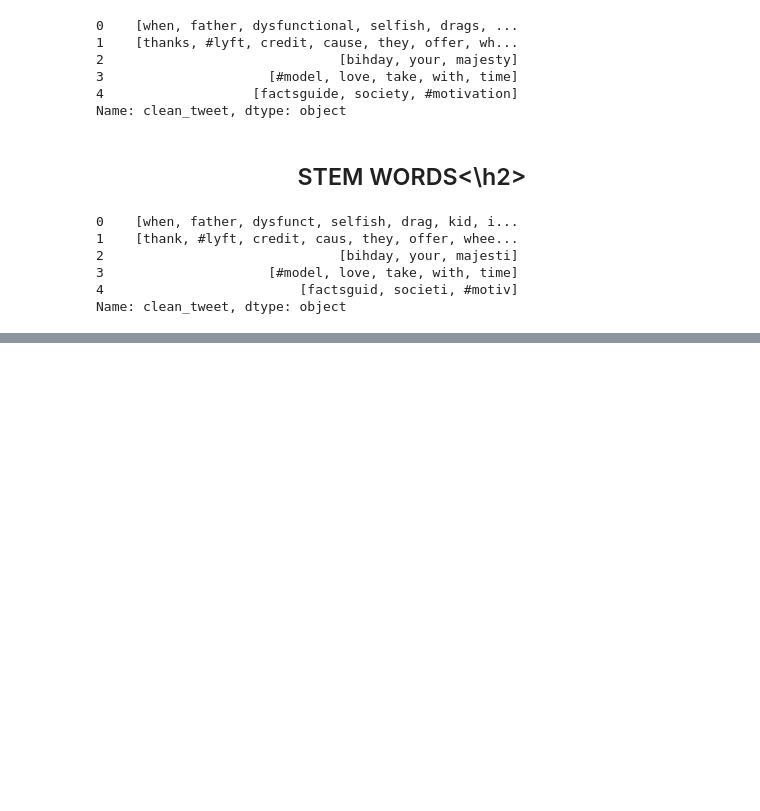
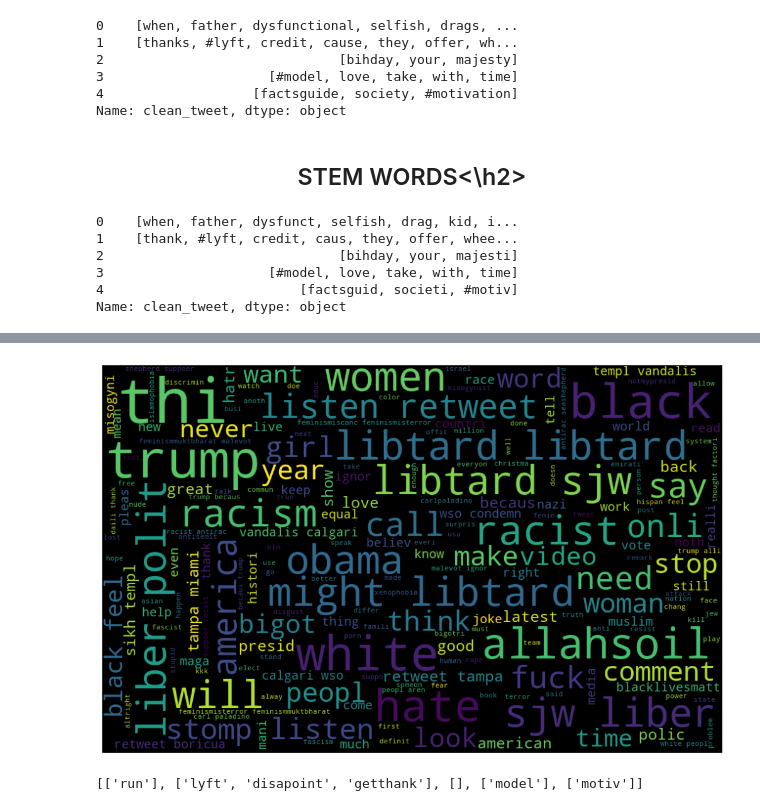
Before and after one commit to mkswagger/twitter_sentiment_analysis, a Jupyter notebook: analysis.ipynb, the cells around one changed output, grey strips where cells are left out. Cells and saved outputs as stored; diff of their text form; code cells hidden in the pictures; blank space fills up the shorter version.

```diff
--- a/analysis.ipynb
+++ b/analysis.ipynb
@@ -141,0 +204,13 @@ Name: clean_tweet, dtype: object
+# %%
+# frequent words visualization for -ve
+all_words = " ".join([sentence for sentence in twitter_data['clean_tweet'][twitter_data['label']==1]])
+
+wordcloud = WordCloud(width=1000, height=625, random_state=42, max_font_size=100).generate(all_words)
+
+#plot the graph
+plt.figure(figsize=(15,8))
+plt.imshow(wordcloud, interpolation='bilinear')
+plt.axis('off')
+plt.show()
+# %% [output]
+[figure, added]
@@ -141,0 +232,4 @@ Name: clean_tweet, dtype: object
+# %%
+ht_positive[:5]
+# %% [output]
+[['run'], ['lyft', 'disapoint', 'getthank'], [], ['model'], ['motiv']]
```
Also changed, not shown: parts of 9 cells of this notebook.
